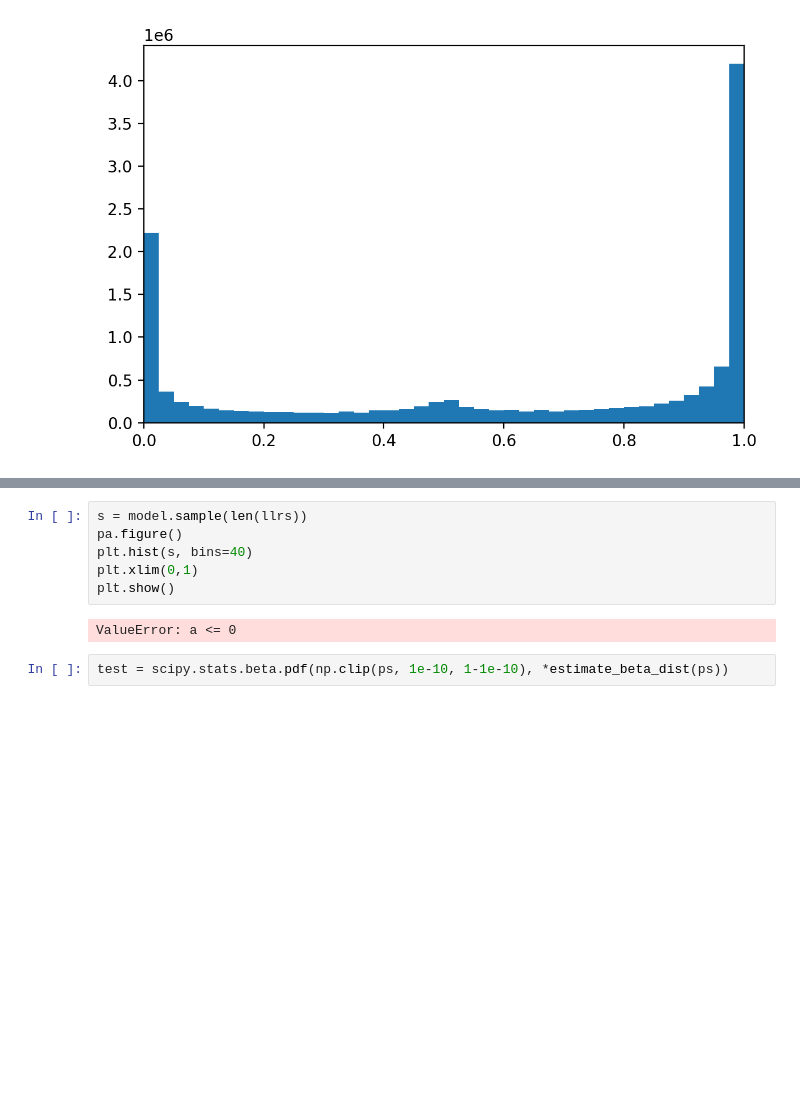
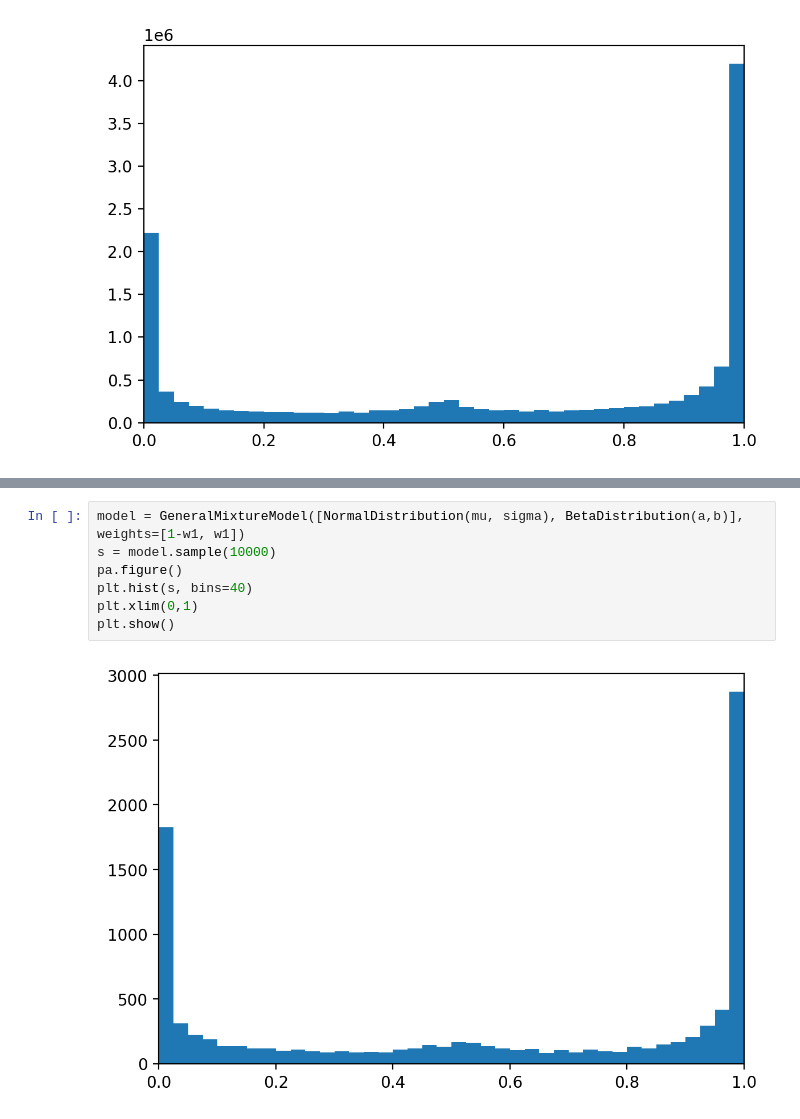
Before and after one commit to snajder-r/benchmark_meth5, a Jupyter notebook: notebooks/nanopolish_simulator.ipynb, the cells around one changed output, grey strips where cells are left out. Saved outputs shown, nothing was run; the diff lists cells and outputs as text; blank space fills up the shorter version.

```diff
--- a/notebooks/nanopolish_simulator.ipynb
+++ b/notebooks/nanopolish_simulator.ipynb
@@ -128,10 +81,9 @@ model.fit(np.clip(ps,0.01, 0.99))
 # %%
-s = model.sample(len(llrs))
+model = GeneralMixtureModel([NormalDistribution(mu, sigma), BetaDistribution(a,b)], weights=[1-w1, w1])
+s = model.sample(10000)
 pa.figure()
 plt.hist(s, bins=40)
 plt.xlim(0,1)
 plt.show()
 # %% [output]
-ValueError: a <= 0
+[figure, added]
-# %%
-test = scipy.stats.beta.pdf(np.clip(ps, 1e-10, 1-1e-10), *estimate_beta_dist(ps))
```
Also changed, not shown: parts of 21 cells of this notebook.
